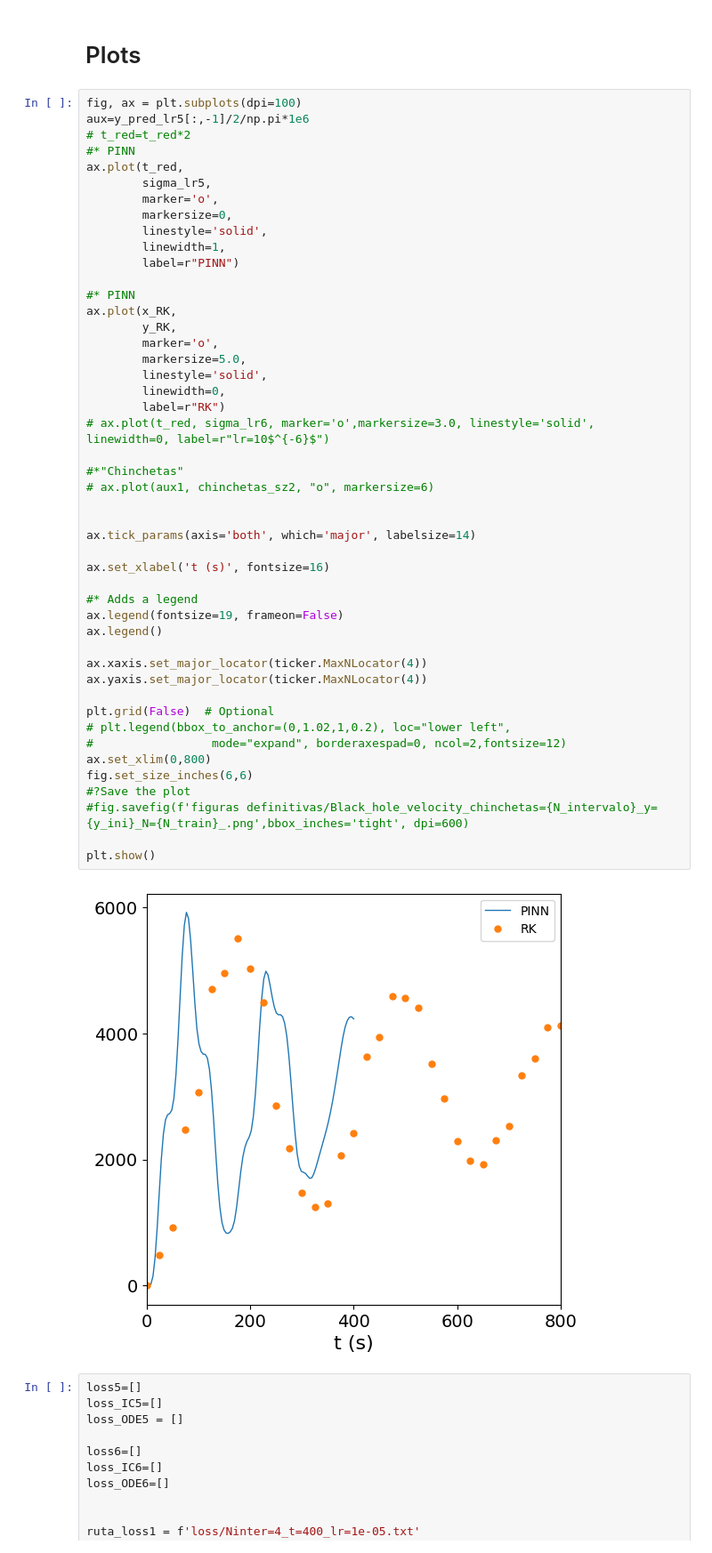
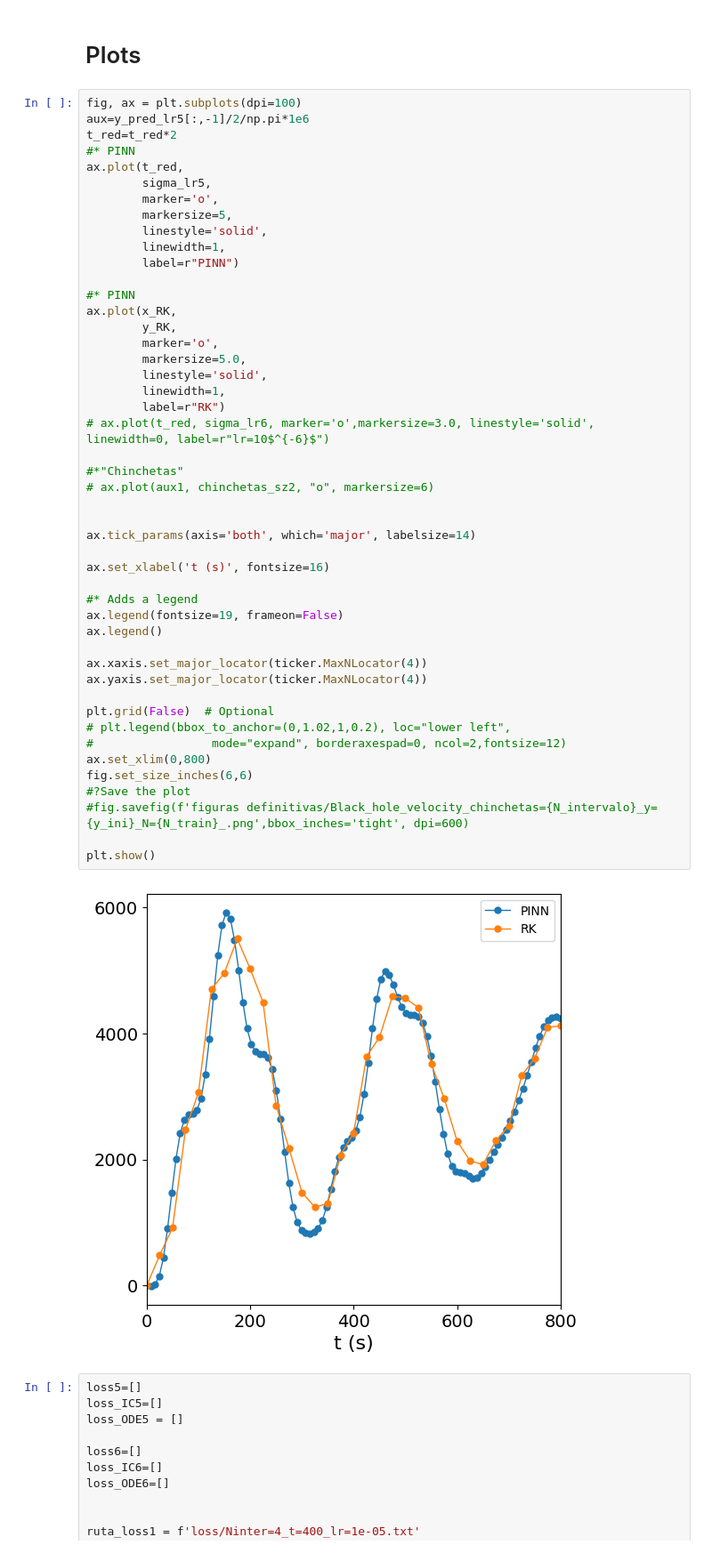
Before and after one commit to AndresMartnz/Spin, a Jupyter notebook: plot.ipynb, the cells around one changed output. Shown: that part at 89% size. Drawn from its saved outputs; the diff is of its cells as text.

```diff
--- a/plot.ipynb
+++ b/plot.ipynb
@@ -325,12 +332,12 @@ for i in range(N_train):
 # %%
 fig, ax = plt.subplots(dpi=100)
 aux=y_pred_lr5[:,-1]/2/np.pi*1e6
-# t_red=t_red*2
+t_red=t_red*2
 #* PINN
 ax.plot(t_red,
         sigma_lr5,
         marker='o',
-        markersize=0,
+        markersize=5,
         linestyle='solid',
         linewidth=1,
         label=r"PINN")
@@ -341,36 +348,36 @@ ax.plot(x_RK,
         marker='o',
         markersize=5.0,
         linestyle='solid',
-        linewidth=0,
+        linewidth=1,
         label=r"RK")
 # ax.plot(t_red, sigma_lr6, marker='o',markersize=3.0, linestyle='solid', linewidth=0, label=r"lr=10$^{-6}$")
 
 #*"Chinchetas"
 # ax.plot(aux1, chinchetas_sz2, "o", markersize=6)
 
 
 ax.tick_params(axis='both', which='major', labelsize=14)
 
 ax.set_xlabel('t (s)', fontsize=16)
 
 #* Adds a legend
 ax.legend(fontsize=19, frameon=False)
 ax.legend()
 
 ax.xaxis.set_major_locator(ticker.MaxNLocator(4))
 ax.yaxis.set_major_locator(ticker.MaxNLocator(4))
 
 plt.grid(False)  # Optional
 # plt.legend(bbox_to_anchor=(0,1.02,1,0.2), loc="lower left",
 #                 mode="expand", borderaxespad=0, ncol=2,fontsize=12)
 ax.set_xlim(0,800)
 fig.set_size_inches(6,6)
 #?Save the plot
 #fig.savefig(f'figuras definitivas/Black_hole_velocity_chinchetas={N_intervalo}_y={y_ini}_N={N_train}_.png',bbox_inches='tight', dpi=600)
 
 plt.show()
 # %% [output]
-[figure, old version]
+[figure, new version]
 # %%
 loss5=[]
 loss_IC5=[]
```
Also changed, not shown: parts of 3 cells of this notebook, 2 other files.
